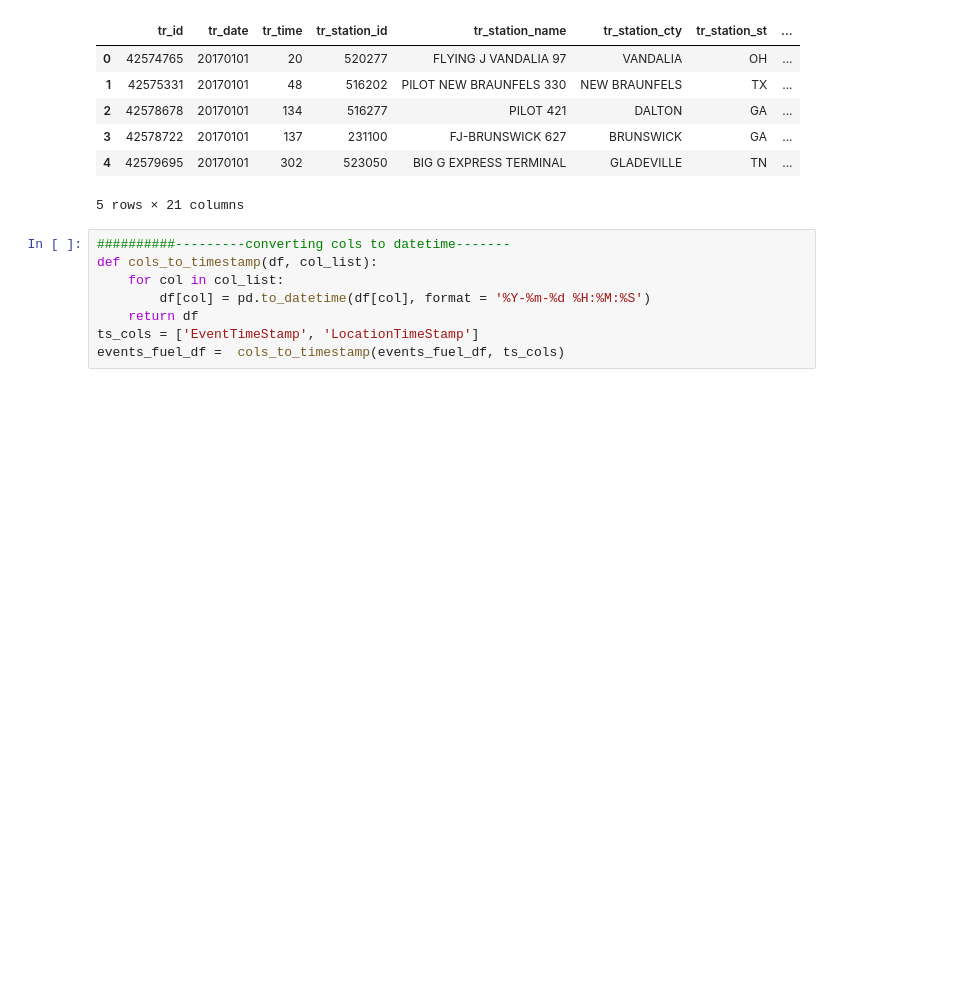
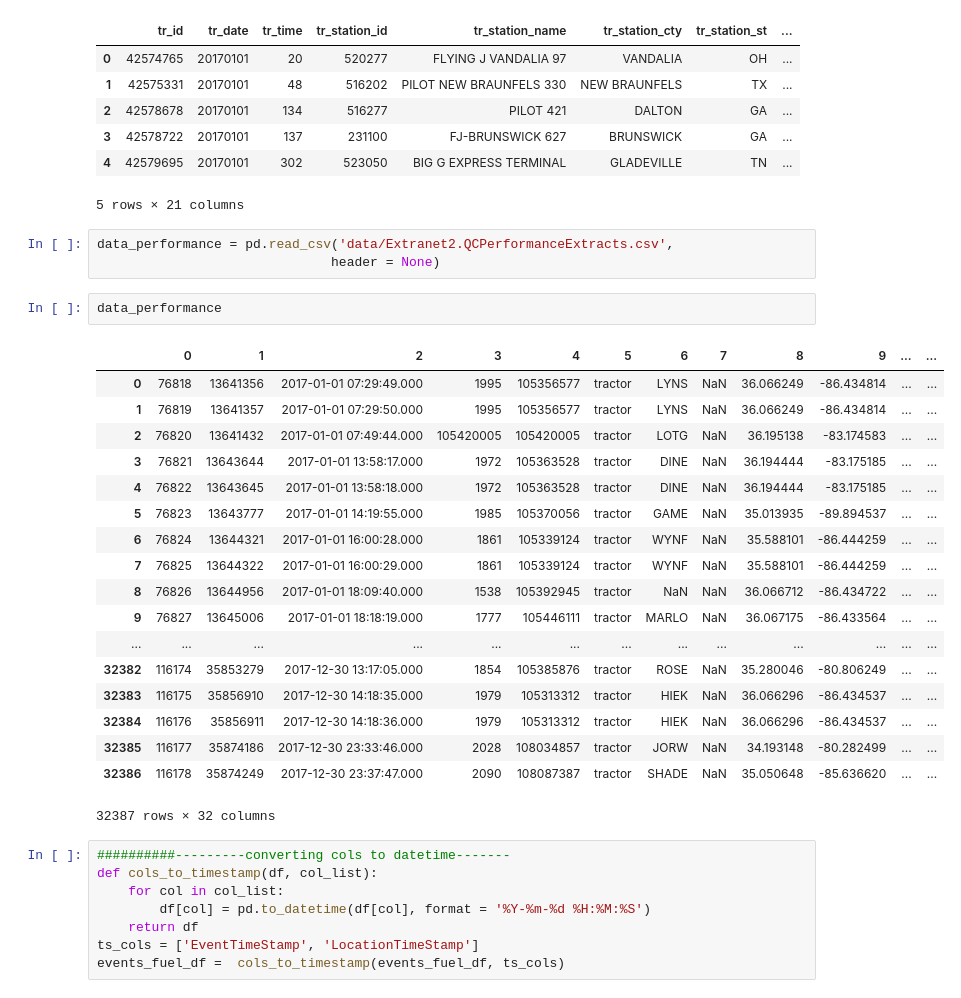
Before and after one commit to paulo-g-martinez/dq-6-fraud-detection, a Jupyter notebook: BigG-Express1.0.ipynb, the cells around one changed output. Cells and saved outputs as stored; diff of their text form; blank space fills up the shorter version.

```diff
--- a/BigG-Express1.0.ipynb
+++ b/BigG-Express1.0.ipynb
@@ -101,6 +92,30 @@ transaction_df.head()
 | 3 | 42578722 | 20170101 | 137 | 231100 | FJ-BRUNSWICK 627 | BRUNSWICK | GA | ... |
 | 4 | 42579695 | 20170101 | 302 | 523050 | BIG G EXPRESS TERMINAL | GLADEVILLE | TN | ... |
 5 rows × 21 columns
+# %%
+data_performance = pd.read_csv('data/Extranet2.QCPerformanceExtracts.csv',
+                              header = None)
+# %%
+data_performance
+# %% [output]
+|  | 0 | 1 | 2 | 3 | 4 | 5 | 6 | 7 | 8 | 9 | ... | ... |
+| 0 | 76818 | 13641356 | 2017-01-01 07:29:49.000 | 1995 | 105356577 | tractor | LYNS | NaN | 36.066249 | -86.434814 | ... | ... |
+| 1 | 76819 | 13641357 | 2017-01-01 07:29:50.000 | 1995 | 105356577 | tractor | LYNS | NaN | 36.066249 | -86.434814 | ... | ... |
+| 2 | 76820 | 13641432 | 2017-01-01 07:49:44.000 | 105420005 | 105420005 | tractor | LOTG | NaN | 36.195138 | -83.174583 | ... | ... |
+| 3 | 76821 | 13643644 | 2017-01-01 13:58:17.000 | 1972 | 105363528 | tractor | DINE | NaN | 36.194444 | -83.175185 | ... | ... |
+| 4 | 76822 | 13643645 | 2017-01-01 13:58:18.000 | 1972 | 105363528 | tractor | DINE | NaN | 36.194444 | -83.175185 | ... | ... |
+| 5 | 76823 | 13643777 | 2017-01-01 14:19:55.000 | 1985 | 105370056 | tractor | GAME | NaN | 35.013935 | -89.894537 | ... | ... |
+| 6 | 76824 | 13644321 | 2017-01-01 16:00:28.000 | 1861 | 105339124 | tractor | WYNF | NaN | 35.588101 | -86.444259 | ... | ... |
+| 7 | 76825 | 13644322 | 2017-01-01 16:00:29.000 | 1861 | 105339124 | tractor | WYNF | NaN | 35.588101 | -86.444259 | ... | ... |
+| 8 | 76826 | 13644956 | 2017-01-01 18:09:40.000 | 1538 | 105392945 | tractor | NaN | NaN | 36.066712 | -86.434722 | ... | ... |
+| 9 | 76827 | 13645006 | 2017-01-01 18:18:19.000 | 1777 | 105446111 | tractor | MARLO | NaN | 36.067175 | -86.433564 | ... | ... |
+| ... | ... | ... | ... | ... | ... | ... | ... | ... | ... | ... | ... | ... |
+| 32382 | 116174 | 35853279 | 2017-12-30 13:17:05.000 | 1854 | 105385876 | tractor | ROSE | NaN | 35.280046 | -80.806249 | ... | ... |
+| 32383 | 116175 | 35856910 | 2017-12-30 14:18:35.000 | 1979 | 105313312 | tractor | HIEK | NaN | 36.066296 | -86.434537 | ... | ... |
+| 32384 | 116176 | 35856911 | 2017-12-30 14:18:36.000 | 1979 | 105313312 | tractor | HIEK | NaN | 36.066296 | -86.434537 | ... | ... |
+| 32385 | 116177 | 35874186 | 2017-12-30 23:33:46.000 | 2028 | 108034857 | tractor | JORW | NaN | 34.193148 | -80.282499 | ... | ... |
+| 32386 | 116178 | 35874249 | 2017-12-30 23:37:47.000 | 2090 | 108087387 | tractor | SHADE | NaN | 35.050648 | -85.636620 | ... | ... |
+32387 rows × 32 columns
 # %%
 ##########---------converting cols to datetime-------
 def cols_to_timestamp(df, col_list):
```
Also changed, not shown: parts of 2 cells of this notebook, 2 other files.
